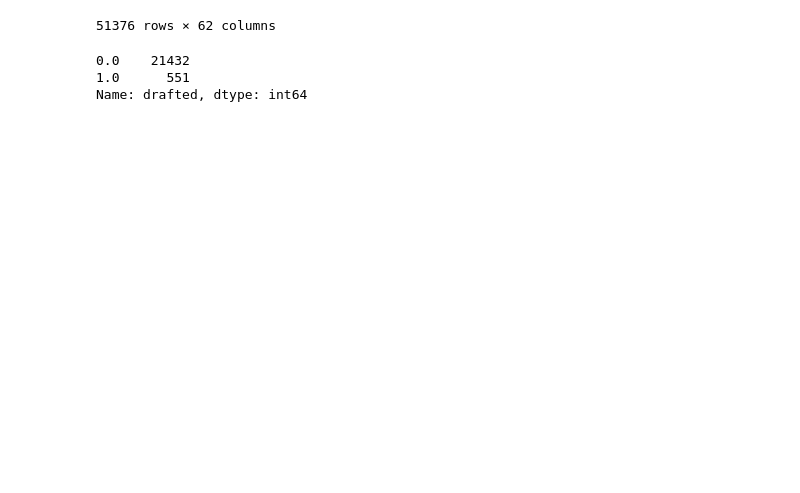
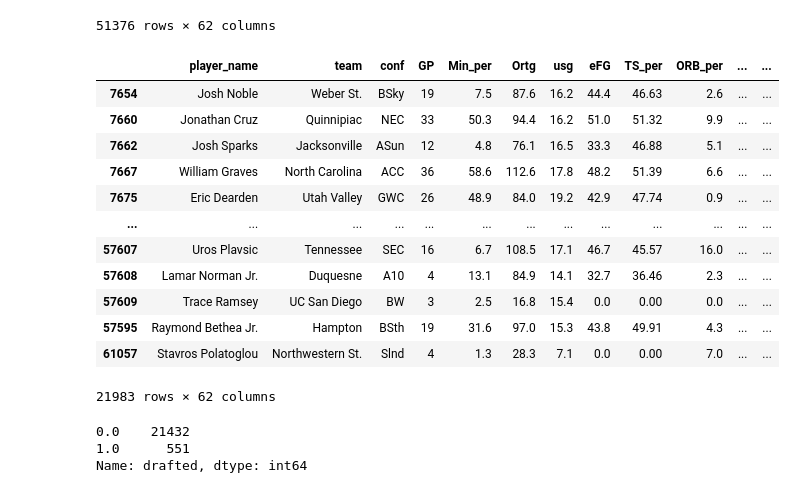
Before and after one commit to lilz827/final-project-303-3, a Jupyter notebook: data preparation.ipynb, the cells around one changed output. Drawn from its saved outputs; the diff is of its cells as text; code cells hidden in the pictures; blank space fills up the shorter version.

Commit message:
data prep and cleaning, model updates
use stats_unique (local to the project code template document) as data (its the same as the stats_unique_no_missing dataframe)

```diff
--- a/data preparation.ipynb
+++ b/data preparation.ipynb
@@ -73,4 +73,20 @@ stats_no_missing
 year_sorted = stats_no_missing.sort_values(by='year')
 #keep only most recent instance with duplicate name entries
 stats_unique = year_sorted.drop_duplicates(subset='player_name', keep='last')
+# %%
+stats_unique
+# %% [output]
+|  | player_name | team | conf | GP | Min_per | Ortg | usg | eFG | TS_per | ORB_per | ... | ... |
+| 7654 | Josh Noble | Weber St. | BSky | 19 | 7.5 | 87.6 | 16.2 | 44.4 | 46.63 | 2.6 | ... | ... |
+| 7660 | Jonathan Cruz | Quinnipiac | NEC | 33 | 50.3 | 94.4 | 16.2 | 51.0 | 51.32 | 9.9 | ... | ... |
+| 7662 | Josh Sparks | Jacksonville | ASun | 12 | 4.8 | 76.1 | 16.5 | 33.3 | 46.88 | 5.1 | ... | ... |
+| 7667 | William Graves | North Carolina | ACC | 36 | 58.6 | 112.6 | 17.8 | 48.2 | 51.39 | 6.6 | ... | ... |
+| 7675 | Eric Dearden | Utah Valley | GWC | 26 | 48.9 | 84.0 | 19.2 | 42.9 | 47.74 | 0.9 | ... | ... |
+| ... | ... | ... | ... | ... | ... | ... | ... | ... | ... | ... | ... | ... |
+| 57607 | Uros Plavsic | Tennessee | SEC | 16 | 6.7 | 108.5 | 17.1 | 46.7 | 45.57 | 16.0 | ... | ... |
+| 57608 | Lamar Norman Jr. | Duquesne | A10 | 4 | 13.1 | 84.9 | 14.1 | 32.7 | 36.46 | 2.3 | ... | ... |
+| 57609 | Trace Ramsey | UC San Diego | BW | 3 | 2.5 | 16.8 | 15.4 | 0.0 | 0.00 | 0.0 | ... | ... |
+| 57595 | Raymond Bethea Jr. | Hampton | BSth | 19 | 31.6 | 97.0 | 15.3 | 43.8 | 49.91 | 4.3 | ... | ... |
+| 61057 | Stavros Polatoglou | Northwestern St. | Slnd | 4 | 1.3 | 28.3 | 7.1 | 0.0 | 0.00 | 7.0 | ... | ... |
+21983 rows × 62 columns
 # %%
```
Also changed, not shown: parts of 4 cells of this notebook.
